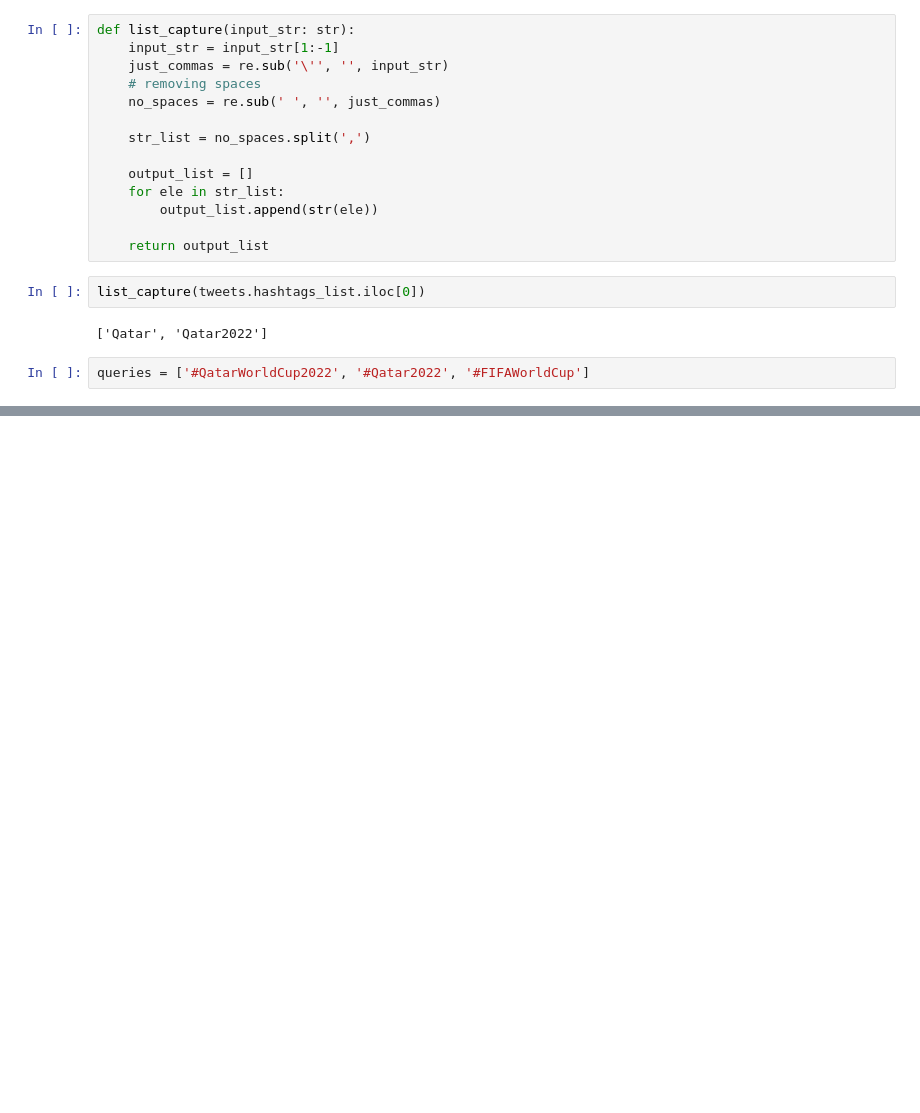
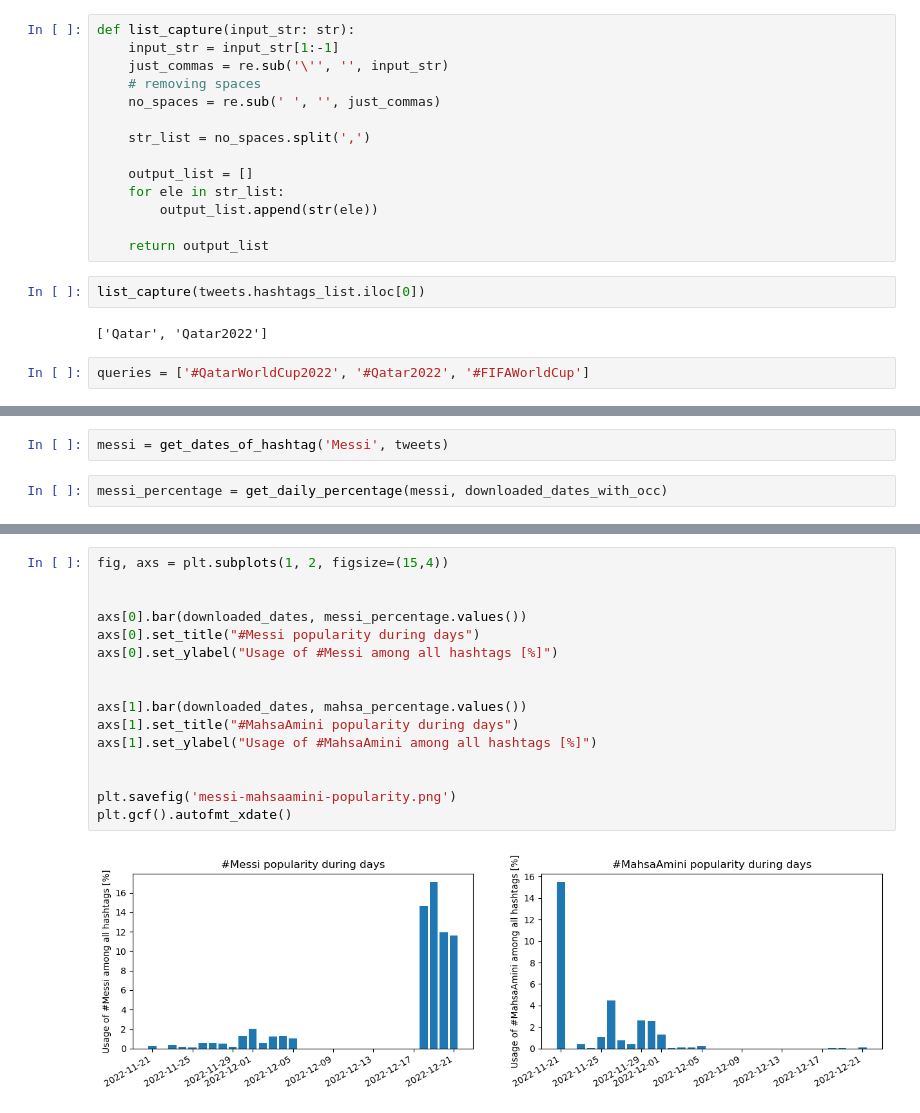
Before and after one commit to Kojec1/Social-Media-Analytics, a Jupyter notebook: hashtag-usage-through-time.ipynb, the cells around one changed output, grey strips where cells are left out. Cells and saved outputs as stored; diff of their text form; blank space fills up the shorter version.

Commit message:
messi and masha comparassing

```diff
--- a/hashtag-usage-through-time.ipynb
+++ b/hashtag-usage-through-time.ipynb
@@ -140,0 +157,4 @@ def get_dates_of_hashtag(hashtag: str):
+# %%
+messi = get_dates_of_hashtag('Messi', tweets)
+# %%
+messi_percentage = get_daily_percentage(messi, downloaded_dates_with_occ)
@@ -180 +228,19 @@ y = occurences_in_date_dict(mahsa)
+# %%
+fig, axs = plt.subplots(1, 2, figsize=(15,4))
+
+
+axs[0].bar(downloaded_dates, messi_percentage.values())
+axs[0].set_title("#Messi popularity during days")
+axs[0].set_ylabel("Usage of #Messi among all hashtags [%]")
+
+
+axs[1].bar(downloaded_dates, mahsa_percentage.values())
+axs[1].set_title("#MahsaAmini popularity during days")
+axs[1].set_ylabel("Usage of #MahsaAmini among all hashtags [%]")
+
+
+plt.savefig('messi-mahsaamini-popularity.png')
+plt.gcf().autofmt_xdate()
+# %% [output]
+[figure, added]
 # %%
```
Also changed, not shown: parts of 33 cells of this notebook.
